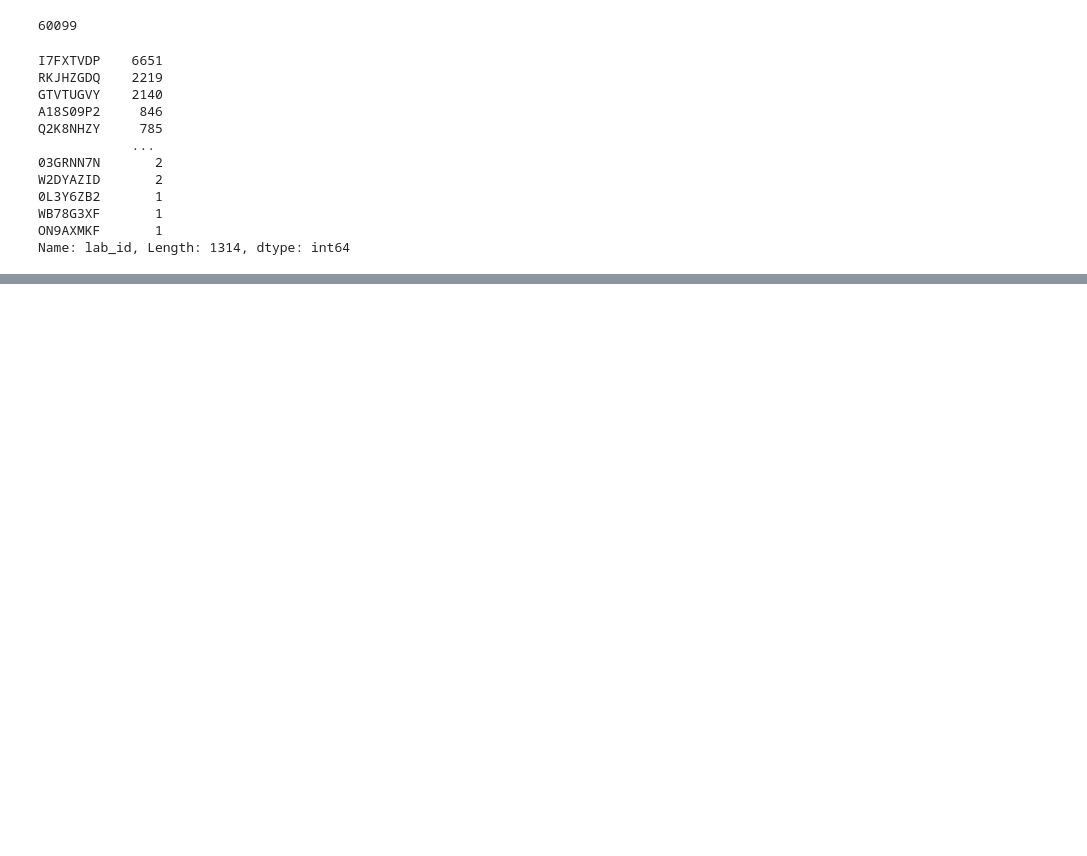
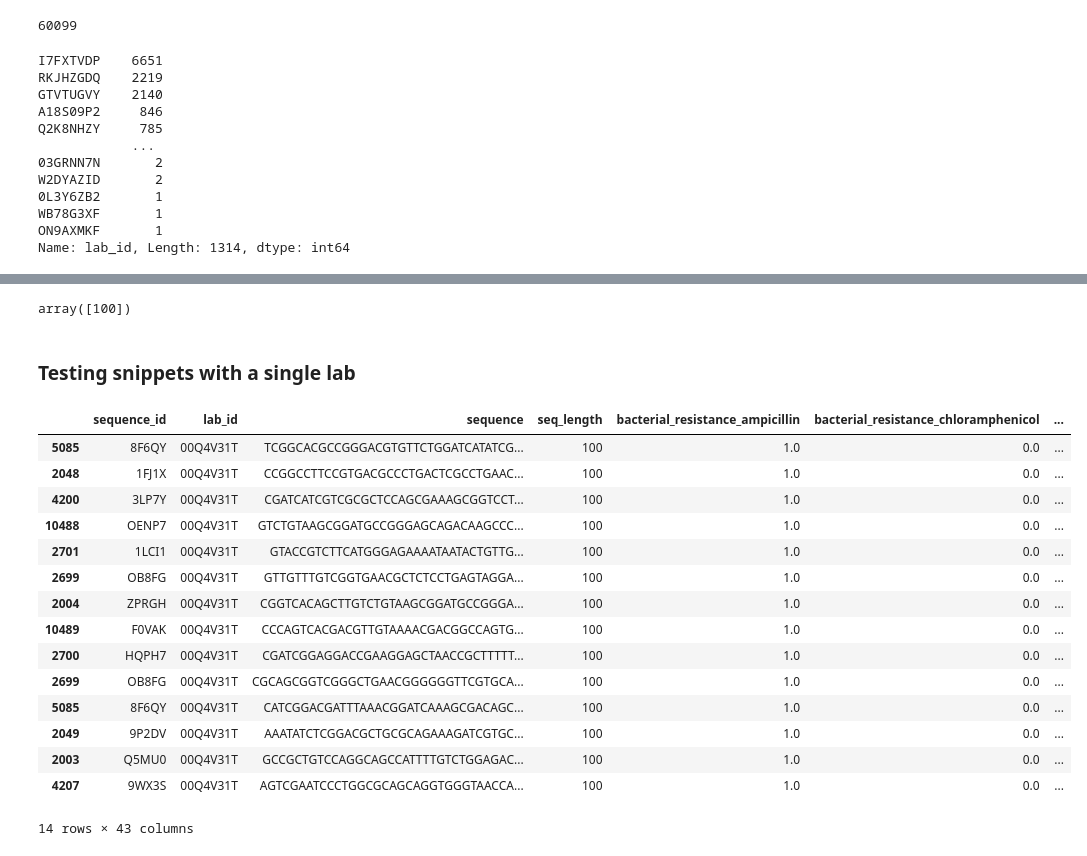
Before and after one commit to linneuholanda/genetic_attribution, a Jupyter notebook: 01_generating_features.ipynb, the cells around one changed output, grey strips where cells are left out. Cells and saved outputs as stored; diff of their text form; code cells hidden in the pictures; blank space fills up the shorter version.

Commit message:
Coding notebook 01_generating_features.ipynb, dataframe with dna snippets OK

```diff
--- a/01_generating_features.ipynb
+++ b/01_generating_features.ipynb
@@ -296,0 +235,34 @@ def split_labs(train_targets,savedir=split_labs_dir):
+# %%
+np.unique(snipps.seq_length.values)
+# %% [output]
+array([100])
+# %% [markdown]
+### Testing snippets with a single lab
+# %%
+np.random.seed(8469)
+l = 100
+min_seq_length=None
+df_lab = df_train[df_train.lab_id=="00Q4V31T"]
+size=None
+p=None
+#snip, wind, length, sampled_ixs = generate_snippets(df_lab, l, min_seq_length, size, replace, p)
+snipps = generate_snippets(df_lab, l, min_seq_length, size, replace, p)
+# %%
+snipps
+# %% [output]
+|  | sequence_id | lab_id | sequence | seq_length | bacterial_resistance_ampicillin | bacterial_resistance_chloramphenicol | ... |
+| 5085 | 8F6QY | 00Q4V31T | TCGGCACGCCGGGACGTGTTCTGGATCATATCG... | 100 | 1.0 | 0.0 | ... |
+| 2048 | 1FJ1X | 00Q4V31T | CCGGCCTTCCGTGACGCCCTGACTCGCCTGAAC... | 100 | 1.0 | 0.0 | ... |
+| 4200 | 3LP7Y | 00Q4V31T | CGATCATCGTCGCGCTCCAGCGAAAGCGGTCCT... | 100 | 1.0 | 0.0 | ... |
+| 10488 | OENP7 | 00Q4V31T | GTCTGTAAGCGGATGCCGGGAGCAGACAAGCCC... | 100 | 1.0 | 0.0 | ... |
+| 2701 | 1LCI1 | 00Q4V31T | GTACCGTCTTCATGGGAGAAAATAATACTGTTG... | 100 | 1.0 | 0.0 | ... |
+| 2699 | OB8FG | 00Q4V31T | GTTGTTTGTCGGTGAACGCTCTCCTGAGTAGGA... | 100 | 1.0 | 0.0 | ... |
+| 2004 | ZPRGH | 00Q4V31T | CGGTCACAGCTTGTCTGTAAGCGGATGCCGGGA... | 100 | 1.0 | 0.0 | ... |
+| 10489 | F0VAK | 00Q4V31T | CCCAGTCACGACGTTGTAAAACGACGGCCAGTG... | 100 | 1.0 | 0.0 | ... |
+| 2700 | HQPH7 | 00Q4V31T | CGATCGGAGGACCGAAGGAGCTAACCGCTTTTT... | 100 | 1.0 | 0.0 | ... |
+| 2699 | OB8FG | 00Q4V31T | CGCAGCGGTCGGGCTGAACGGGGGGTTCGTGCA... | 100 | 1.0 | 0.0 | ... |
+| 5085 | 8F6QY | 00Q4V31T | CATCGGACGATTTAAACGGATCAAAGCGACAGC... | 100 | 1.0 | 0.0 | ... |
+| 2049 | 9P2DV | 00Q4V31T | AAATATCTCGGACGCTGCGCAGAAAGATCGTGC... | 100 | 1.0 | 0.0 | ... |
+| 2003 | Q5MU0 | 00Q4V31T | GCCGCTGTCCAGGCAGCCATTTTGTCTGGAGAC... | 100 | 1.0 | 0.0 | ... |
+| 4207 | 9WX3S | 00Q4V31T | AGTCGAATCCCTGGCGCAGCAGGTGGGTAACCA... | 100 | 1.0 | 0.0 | ... |
+14 rows × 43 columns
```
Also changed, not shown: parts of 50 cells of this notebook.
